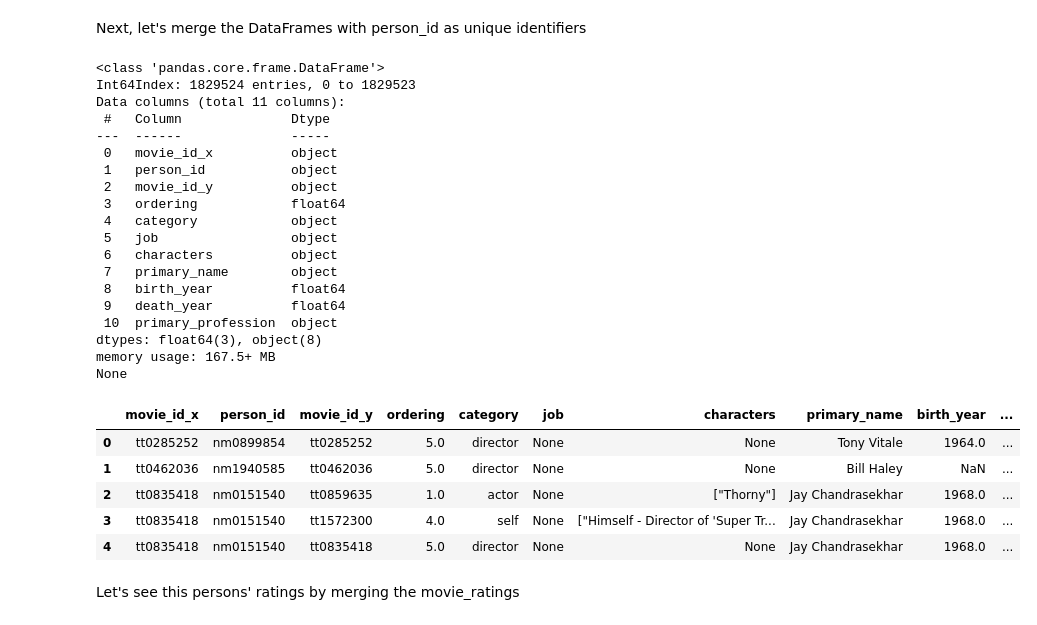
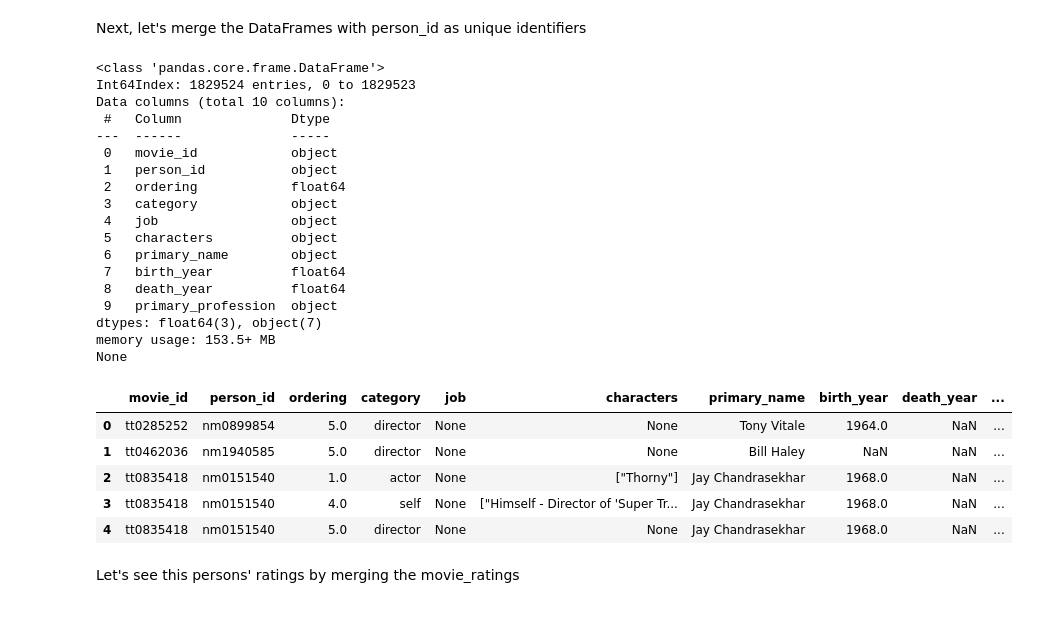
Before and after one commit to MMJGGR/Phase_1_Project, a Jupyter notebook: index.ipynb, the cells around one changed output. Cells and saved outputs as stored; diff of their text form; code cells hidden in the pictures.

```diff
--- a/index.ipynb
+++ b/index.ipynb
@@ -437,36 +455,40 @@ Next, let's merge the DataFrames with person_id as unique identifiers
 # %%
 #merges all directors and principals records
 directors_and_principals_df = pd.merge(directors_df, principals_df, on = 'person_id', how = 'outer')
 
+#merges all directors, principals and their personal details
 directors_and_principals_df = pd.merge(directors_and_principals_df, persons_df, on = 'person_id', how = 'inner')
+
+#drops duplicated movie_id column and renames movie_id_x to movie_id
+directors_and_principals_df.drop(columns = 'movie_id_y', inplace = True)
+directors_and_principals_df.rename(columns = {'movie_id_x': 'movie_id'}, inplace = True)
 
 print(directors_and_principals_df.info())
 directors_and_principals_df.head()
 # %% [output]
 <class 'pandas.core.frame.DataFrame'>
 Int64Index: 1829524 entries, 0 to 1829523
-Data columns (total 11 columns):
+Data columns (total 10 columns):
  #   Column              Dtype
 ---  ------              -----
- 0   movie_id_x          object
+ 0   movie_id            object
  1   person_id           object
- 2   movie_id_y          object
- 3   ordering            float64
- 4   category            object
- 5   job                 object
- 6   characters          object
- 7   primary_name        object
- 8   birth_year          float64
- 9   death_year          float64
- 10  primary_profession  object
-dtypes: float64(3), object(8)
-memory usage: 167.5+ MB
+ 2   ordering            float64
+ 3   category            object
+ 4   job                 object
+ 5   characters          object
+ 6   primary_name        object
+ 7   birth_year          float64
+ 8   death_year          float64
+ 9   primary_profession  object
+dtypes: float64(3), object(7)
+memory usage: 153.5+ MB
 None
-|  | movie_id_x | person_id | movie_id_y | ordering | category | job | characters | primary_name | birth_year | ... |
-| 0 | tt0285252 | nm0899854 | tt0285252 | 5.0 | director | None | None | Tony Vitale | 1964.0 | ... |
-| 1 | tt0462036 | nm1940585 | tt0462036 | 5.0 | director | None | None | Bill Haley | NaN | ... |
-| 2 | tt0835418 | nm0151540 | tt0859635 | 1.0 | actor | None | ["Thorny"] | Jay Chandrasekhar | 1968.0 | ... |
-| 3 | tt0835418 | nm0151540 | tt1572300 | 4.0 | self | None | ["Himself - Director of 'Super Tr... | Jay Chandrasekhar | 1968.0 | ... |
-| 4 | tt0835418 | nm0151540 | tt0835418 | 5.0 | director | None | None | Jay Chandrasekhar | 1968.0 | ... |
+|  | movie_id | person_id | ordering | category | job | characters | primary_name | birth_year | death_year | ... |
+| 0 | tt0285252 | nm0899854 | 5.0 | director | None | None | Tony Vitale | 1964.0 | NaN | ... |
+| 1 | tt0462036 | nm1940585 | 5.0 | director | None | None | Bill Haley | NaN | NaN | ... |
+| 2 | tt0835418 | nm0151540 | 1.0 | actor | None | ["Thorny"] | Jay Chandrasekhar | 1968.0 | NaN | ... |
+| 3 | tt0835418 | nm0151540 | 4.0 | self | None | ["Himself - Director of 'Super Tr... | Jay Chandrasekhar | 1968.0 | NaN | ... |
+| 4 | tt0835418 | nm0151540 | 5.0 | director | None | None | Jay Chandrasekhar | 1968.0 | NaN | ... |
 # %% [markdown]
 Let's see this persons' ratings by merging the movie_ratings
```
Also changed, not shown: parts of 6 cells of this notebook.
